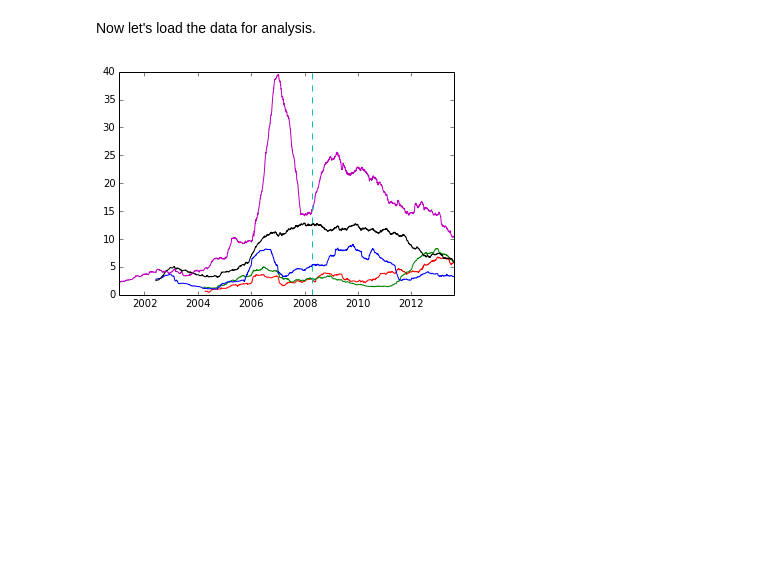
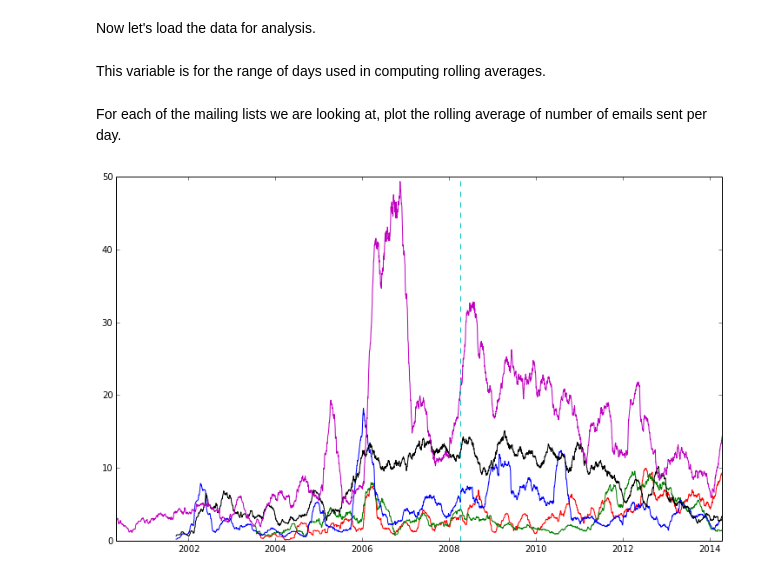
Before and after one commit to datactive/bigbang, a Jupyter notebook: examples/Plot Activity.ipynb, the cells around one changed output. Cells and saved outputs as stored; diff of their text form; code cells hidden in the pictures; blank space fills up the shorter version.

```diff
--- a/examples/Plot Activity.ipynb
+++ b/examples/Plot Activity.ipynb
@@ -45,46 +45,32 @@ else:
     mlists = [mailman.open_list_archives(url,"../archives") for url in urls]
     activities = [(activity(ml),compute_ascendancy(ml)) for ml in mlists]
     pickle.dump(activities,open(saved_path,'wb'))
+# %% [markdown]
+This variable is for the range of days used in computing rolling averages.
 # %%
-smooth_factor = 360
+smooth_factor = 100
+# %% [markdown]
+For each of the mailing lists we are looking at, plot the rolling average of number of emails sent per day.
 # %%
+plt.figure(figsize=(12.5, 7.5))
+
 for i, ((activity,dates,froml),(ascendancy,capacity)) in enumerate(activities):
 
     colors = 'rgbkm'
 
     total_activity = np.sum(activity,0)
 
     smooth_activity = smooth(total_activity,smooth_factor)
-    cropped_capacity = capacity[smooth_factor:-smooth_factor]
-
-    scaled_activity = smooth_activity * np.mean(cropped_capacity) / np.mean(smooth_activity)
 
     plt.plot_date(
         #use convolve?
         dates[smooth_factor:-smooth_factor],
         smooth_activity,'-'+colors[i],
         label=mailman.get_list_name(urls[i]) + ' activity',xdate=True)
 
-    """
-    print urls[i]
-    print dates.shape
-    print ascendancy.shape
-    plt.plot_date(
-        dates,
-        capacity-ascendancy,":"+colors[i],
-        label=(mailman.get_list_name(urls[i]) + ' overhead'),xdate=True)
-    """
-
-
 plt.axvline(x=733140,color='c',ls='dashed')
 #plt.legend()
 plt.savefig("activites-marked.png")
 plt.show()
-
-
-#plt.plot(ascendancy,'o')
-#plt.plot(capacity,'y')
-
-#plt.show()
 # %% [output]
-[figure, old version]
+[figure, new version]
```
Also changed, not shown: parts of 3 cells of this notebook, 1 other file.
